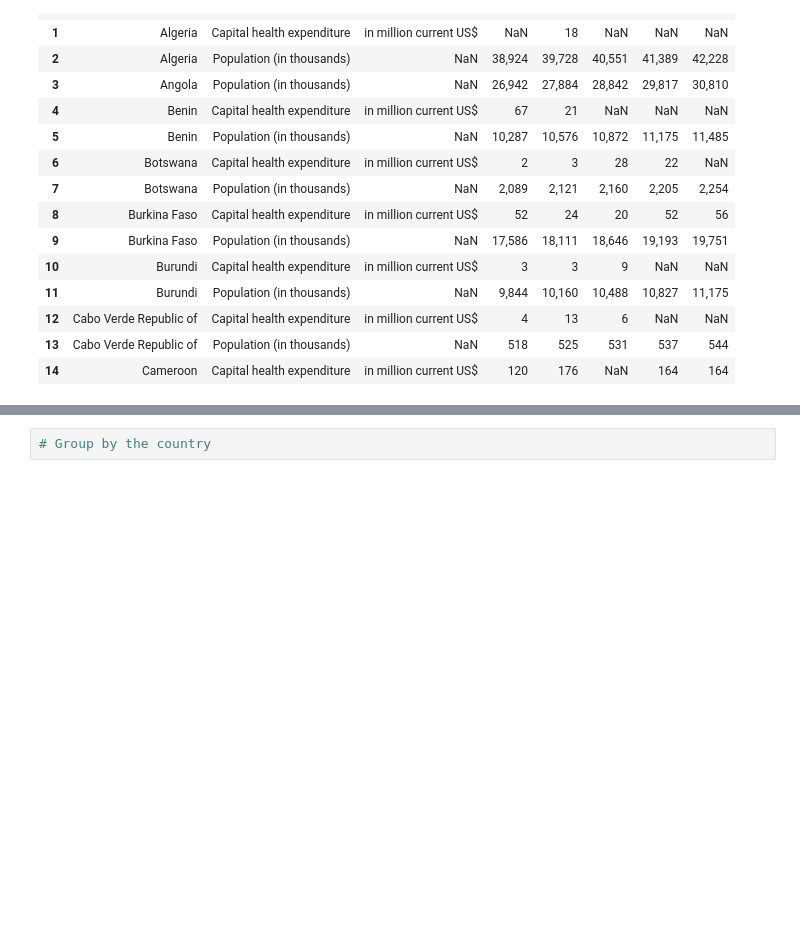
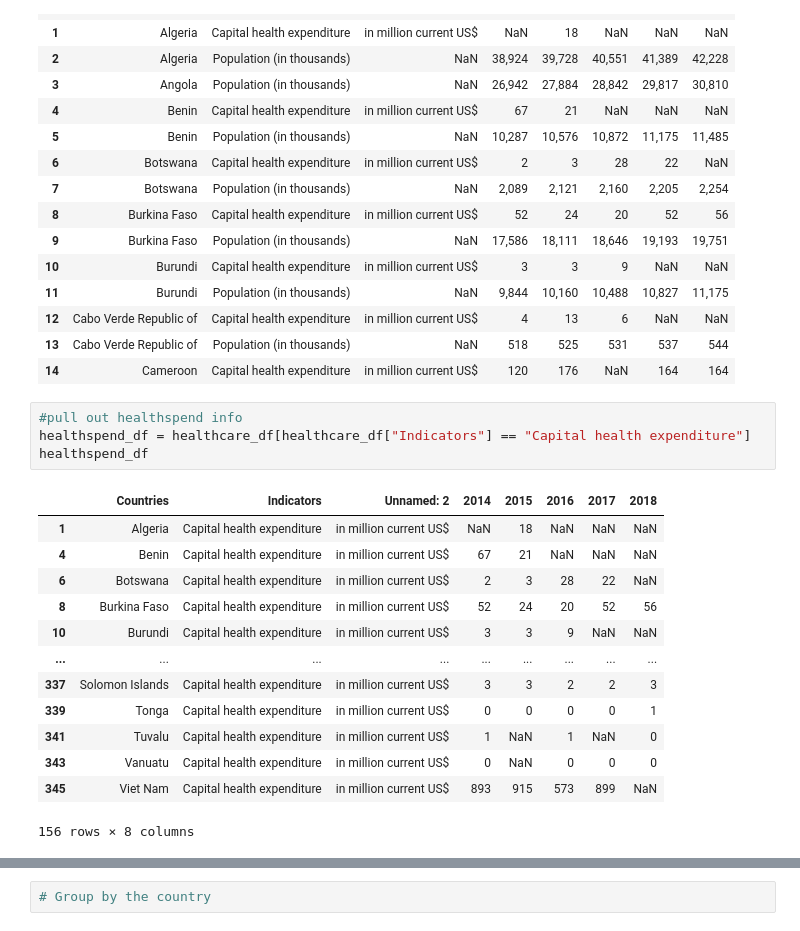
Before and after one commit to reginesgit/Factors-Contributing-to-a-Countrys-Happiness, a Jupyter notebook: Healthcare/HealthcareStarter.ipynb, the cells around one changed output, grey strips where cells are left out. Saved outputs shown, nothing was run; the diff lists cells and outputs as text; blank space fills up the shorter version.

```diff
--- a/Healthcare/HealthcareStarter.ipynb
+++ b/Healthcare/HealthcareStarter.ipynb
@@ -29,3 +29,21 @@ healthcare_df.head(15)
 | 12 | Cabo Verde Republic of | Capital health expenditure | in million current US$ | 4 | 13 | 6 | NaN | NaN |
 | 13 | Cabo Verde Republic of | Population (in thousands) | NaN | 518 | 525 | 531 | 537 | 544 |
 | 14 | Cameroon | Capital health expenditure | in million current US$ | 120 | 176 | NaN | 164 | 164 |
+# %%
+#pull out healthspend info
+healthspend_df = healthcare_df[healthcare_df["Indicators"] == "Capital health expenditure"]
+healthspend_df
+# %% [output]
+|  | Countries | Indicators | Unnamed: 2 | 2014 | 2015 | 2016 | 2017 | 2018 |
+| 1 | Algeria | Capital health expenditure | in million current US$ | NaN | 18 | NaN | NaN | NaN |
+| 4 | Benin | Capital health expenditure | in million current US$ | 67 | 21 | NaN | NaN | NaN |
+| 6 | Botswana | Capital health expenditure | in million current US$ | 2 | 3 | 28 | 22 | NaN |
+| 8 | Burkina Faso | Capital health expenditure | in million current US$ | 52 | 24 | 20 | 52 | 56 |
+| 10 | Burundi | Capital health expenditure | in million current US$ | 3 | 3 | 9 | NaN | NaN |
+| ... | ... | ... | ... | ... | ... | ... | ... | ... |
+| 337 | Solomon Islands | Capital health expenditure | in million current US$ | 3 | 3 | 2 | 2 | 3 |
+| 339 | Tonga | Capital health expenditure | in million current US$ | 0 | 0 | 0 | 0 | 1 |
+| 341 | Tuvalu | Capital health expenditure | in million current US$ | 1 | NaN | 1 | NaN | 0 |
+| 343 | Vanuatu | Capital health expenditure | in million current US$ | 0 | NaN | 0 | 0 | 0 |
+| 345 | Viet Nam | Capital health expenditure | in million current US$ | 893 | 915 | 573 | 899 | NaN |
+156 rows × 8 columns
```
Also changed, not shown: parts of 10 cells of this notebook, 2 other files.
